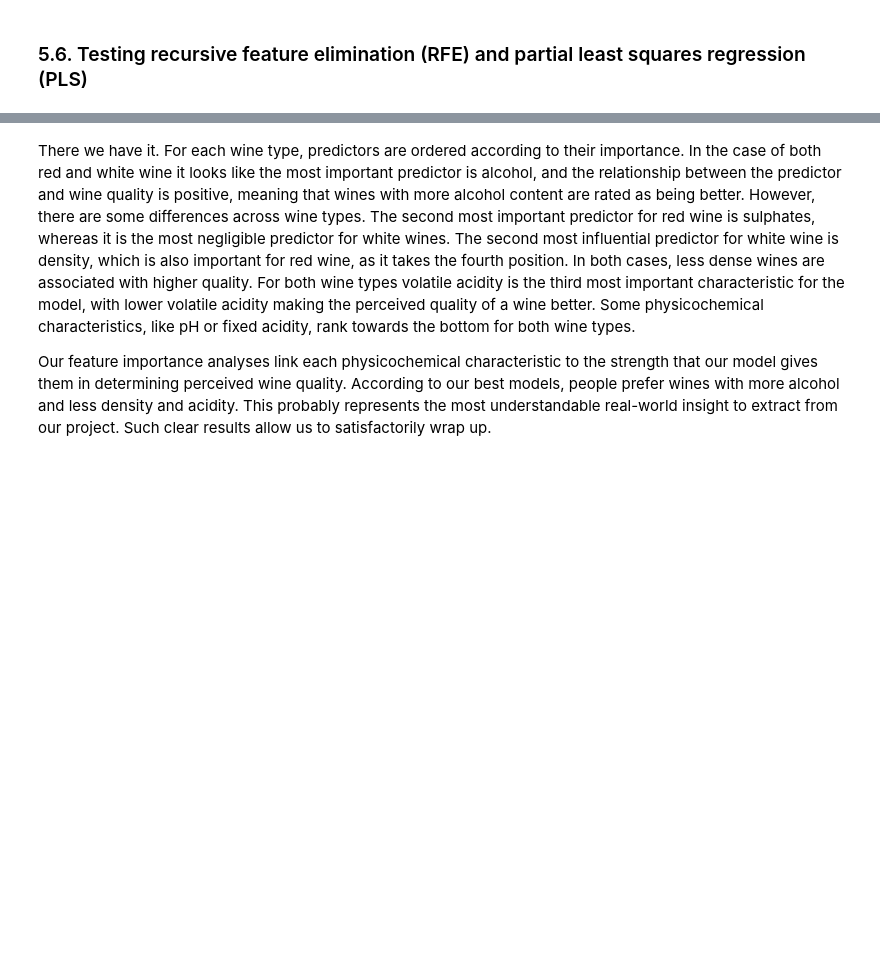
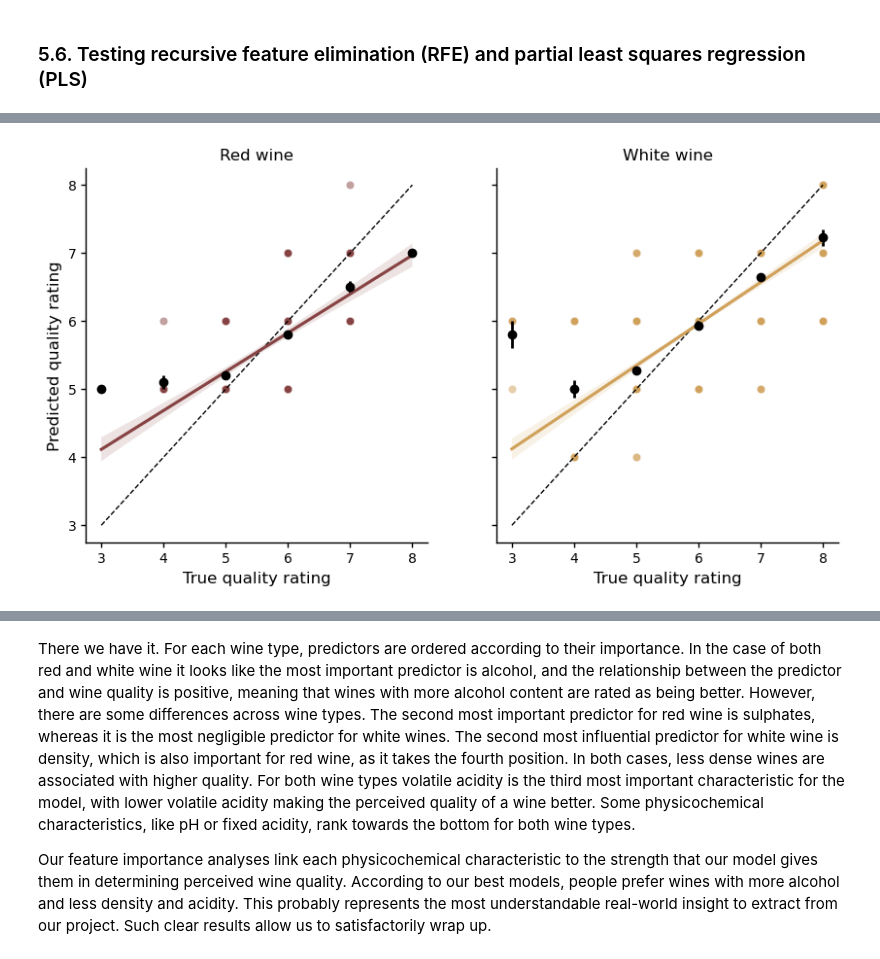
Before and after one commit to aguilarlleyda/wine_quality, a Jupyter notebook: wine_quality.ipynb, the cells around one changed output, grey strips where cells are left out. Drawn from its saved outputs; the diff is of its cells as text; code cells hidden in the pictures; blank space fills up the shorter version.

```diff
--- a/wine_quality.ipynb
+++ b/wine_quality.ipynb
@@ -1184,0 +1465,63 @@ We've learned, then, that the higher the actual rating, the higher our optimized
+# %%
+#create DataFrames with true and predicted values
+df_red_truepred = pd.DataFrame({'true': y_test_red, 'predicted': y_pred_rf_red})
+df_white_truepred = pd.DataFrame({'true': y_test_white, 'predicted': y_pred_rf_white})
+
+#define function to calculate means and standard errors for binned data
+def calculate_binned_stats(df):
+    unique_true_values = np.unique(df['true'])
+    means = []
+    std_errors = []
+    for value in unique_true_values:
+        bin_pred_values = df['predicted'][df['true'] == value]
+        mean = bin_pred_values.mean()
+        std_error = bin_pred_values.std() / np.sqrt(len(bin_pred_values)) if len(bin_pred_values) > 0 else 0
+        means.append(mean)
+        std_errors.append(std_error)
+
+    summary_df = pd.DataFrame({
+        'true': unique_true_values,
+        'mean_predicted': means,
+        'std_error': std_errors
+    })
+
+    return summary_df
+
+#run function to calculate summary DataFrames
+summary_df_red_truepred = calculate_binned_stats(df_red_truepred)
+summary_df_white_truepred = calculate_binned_stats(df_white_truepred)
+
+#define function to make the figure
+def plot_predicted_vs_true(df_red, summary_df_red, df_white, summary_df_white):
+
+    fig, axs = plt.subplots(1, 2, figsize=(plot_size_onerowwidth*2, plot_size_onerowheight), sharex=True, sharey=True)
+
+    #panel for red wine
+    ax = axs[0]
+    sns.scatterplot(x='true', y='predicted', data=df_red, color=wine_palette_color['red'], alpha=0.5, ax=ax)
+    sns.lineplot(x=[df_red['true'].min(), df_red['true'].max()], y=[df_red['true'].min(), df_red['true'].max()], color='black', linestyle='--', lw=1, ax=ax)
+    ax.errorbar(summary_df_red['true'], summary_df_red['mean_predicted'], yerr=summary_df_red['std_error'], fmt='o', color='black', ecolor='black', elinewidth=2, capsize=0)
+    sns.regplot(x='true', y='predicted', data=df_red, scatter=False, color=wine_palette_color['red'], ax=ax)
+    ax.set_xlabel('True quality rating')
+    ax.set_ylabel('Predicted quality rating')
+    ax.set_title('Red wine')
+    apply_common_settings(ax)
+
+    #panel for white wine
+    ax = axs[1]
+    sns.scatterplot(x='true', y='predicted', data=df_white, color=wine_palette_color['white'], alpha=0.5, ax=ax)
+    sns.lineplot(x=[df_white['true'].min(), df_white['true'].max()], y=[df_white['true'].min(), df_white['true'].max()], color='black', linestyle='--', lw=1, ax=ax)
+    ax.errorbar(summary_df_white['true'], summary_df_white['mean_predicted'], yerr=summary_df_white['std_error'], fmt='o', color='black', ecolor='black', elinewidth=2, capsize=0)
+    sns.regplot(x='true', y='predicted', data=df_white, scatter=False, color=wine_palette_color['white'], ax=ax)
+    ax.set_xlabel('True quality rating')
+    ax.set_ylabel('Predicted quality rating')
+    ax.set_title('White wine')
+    apply_common_settings(ax)
+
+    #show figure
+    plt.show()
+
+#plot figure using function
+plot_predicted_vs_true(df_red_truepred, summary_df_red_truepred, df_white_truepred, summary_df_white_truepred)
+# %% [output]
+[figure, added]
```
Also changed, not shown: parts of 66 cells of this notebook, 4 other files.
